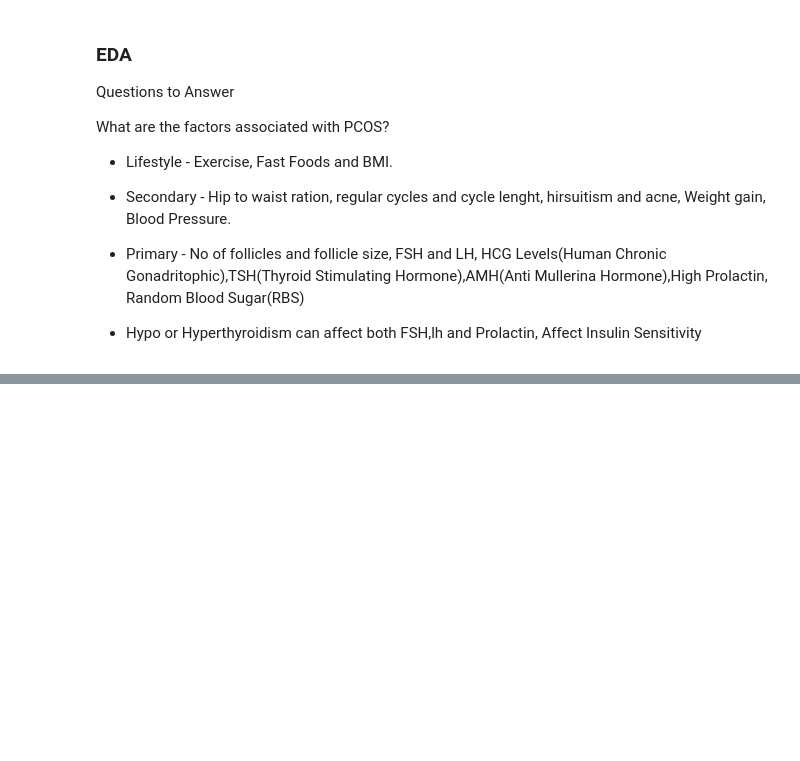
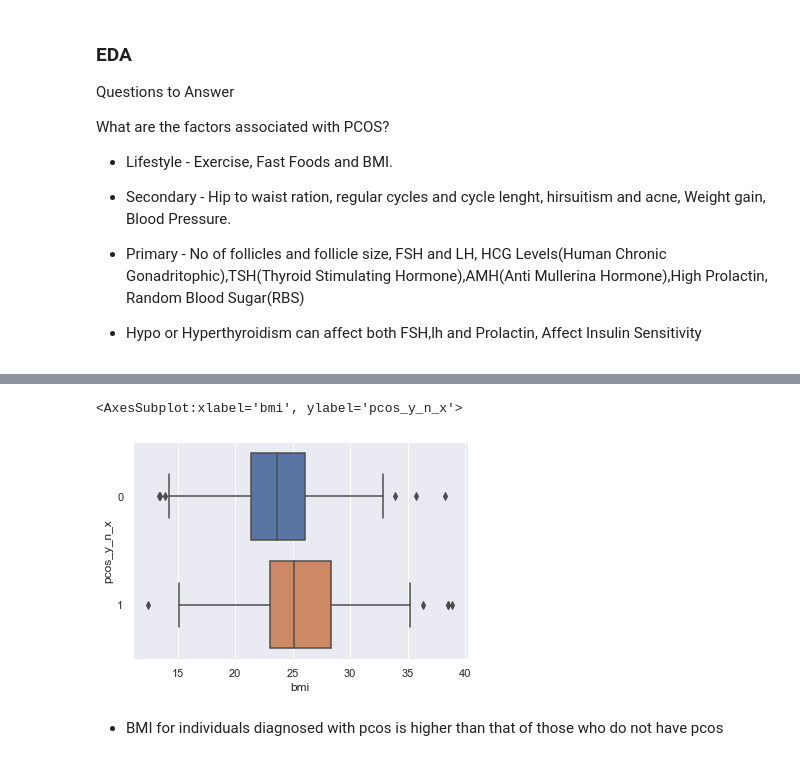
Before and after one commit to Nyairo4/PCOS, a Jupyter notebook: Pcos_Classification_Prediction.ipynb, the cells around one changed output, grey strips where cells are left out. Saved outputs shown, nothing was run; the diff lists cells and outputs as text; code cells hidden in the pictures; blank space fills up the shorter version.

```diff
--- a/Pcos_Classification_Prediction.ipynb
+++ b/Pcos_Classification_Prediction.ipynb
@@ -246,0 +276,7 @@ What are the factors associated with PCOS?
+# %%
+sns.boxplot(data = lstly, x = "bmi", y = "pcos_y_n_x")
+# %% [output]
+<AxesSubplot:xlabel='bmi', ylabel='pcos_y_n_x'>
+[figure, added]
+# %% [markdown]
+* BMI for individuals diagnosed with pcos is higher than that of those who do not have pcos
```
Also changed, not shown: parts of 11 cells of this notebook.
